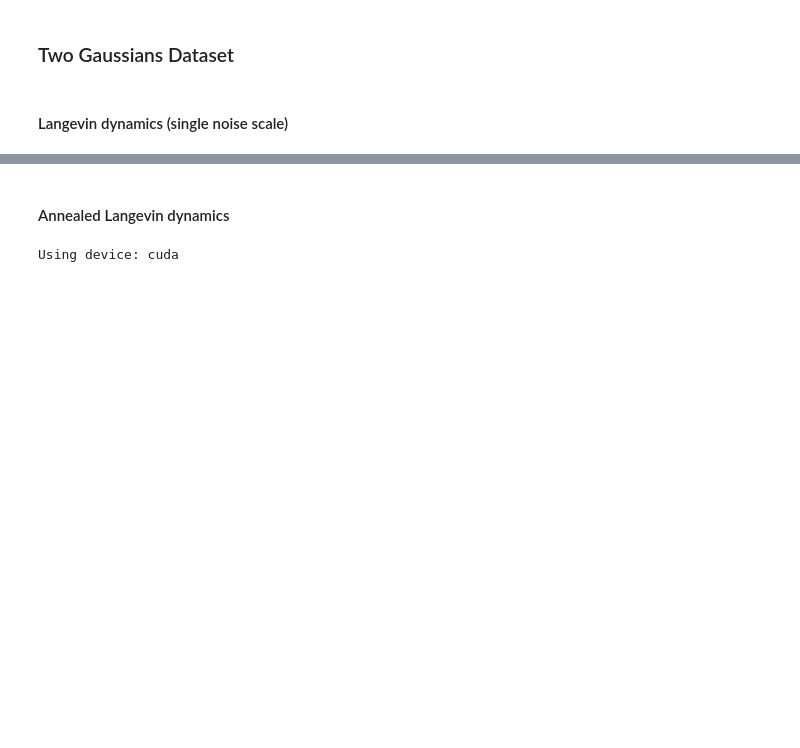
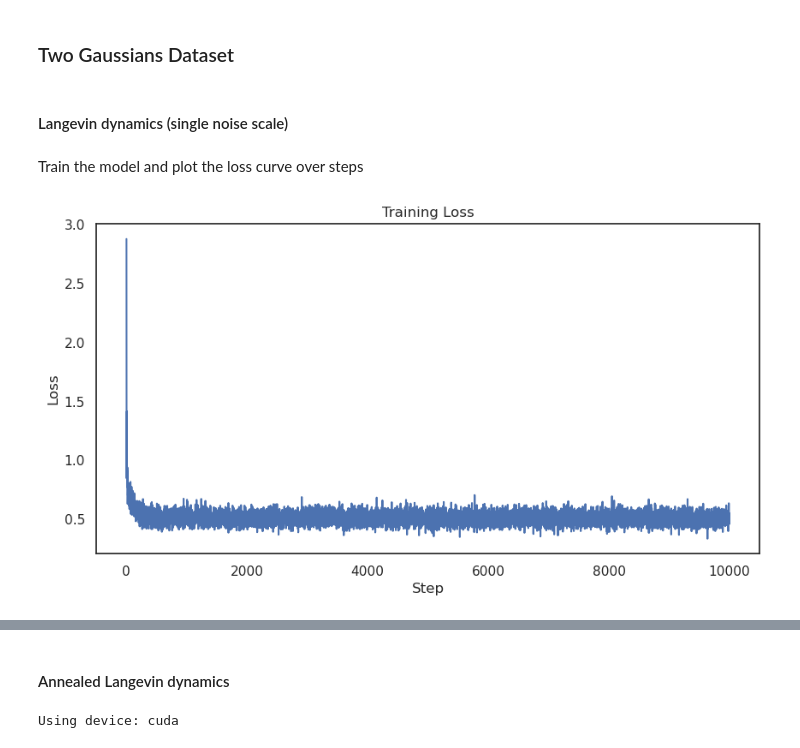
Before and after one commit to bachnguyenTE/ncsn-pres, a Jupyter notebook: two_gaussians_example.ipynb, the cells around one changed output, grey strips where cells are left out. Cells and saved outputs as stored; diff of their text form; code cells hidden in the pictures; blank space fills up the shorter version.

```diff
--- a/two_gaussians_example.ipynb
+++ b/two_gaussians_example.ipynb
@@ -237,26 +277,42 @@ class ConditionalScoreNet(nn.Module):
 ### Two Gaussians Dataset
 # %% [markdown]
 #### Langevin dynamics (single noise scale)
+# %% [markdown]
+Train the model and plot the loss curve over steps
 # %%
 hidden_units = 128
 score = nn.Sequential(
     nn.Linear(2, hidden_units),
     nn.Softplus(),
     nn.Linear(hidden_units, hidden_units),
     nn.Softplus(),
     nn.Linear(hidden_units, 2),
 )
 
 teacher = GMMDist(dim=2)
 optimizer = optim.Adam(score.parameters(), lr=0.001)
 
-for step in range(10000):
+loss_history = []
+pbar = tqdm(range(10000))
+
+for step in pbar:
     samples = teacher.sample((128,))
 
     loss = dsm_score_estimation(score, samples, sigma=1.)
 
     optimizer.zero_grad()
     loss.backward()
     optimizer.step()
 
-    logging.info('step: {}, loss: {}'.format(step, loss.item()))
+    loss_history.append(loss.item())
+    if step % 100 == 0:
+        pbar.set_description(f"Loss: {loss.item():.4f}")
+
+plt.figure(figsize=(10, 5))
+plt.plot(loss_history)
+plt.title("Training Loss")
+plt.xlabel("Step")
+plt.ylabel("Loss")
+plt.show()
+# %% [output]
+[figure, added]
```
Also changed, not shown: parts of 18 cells of this notebook.
